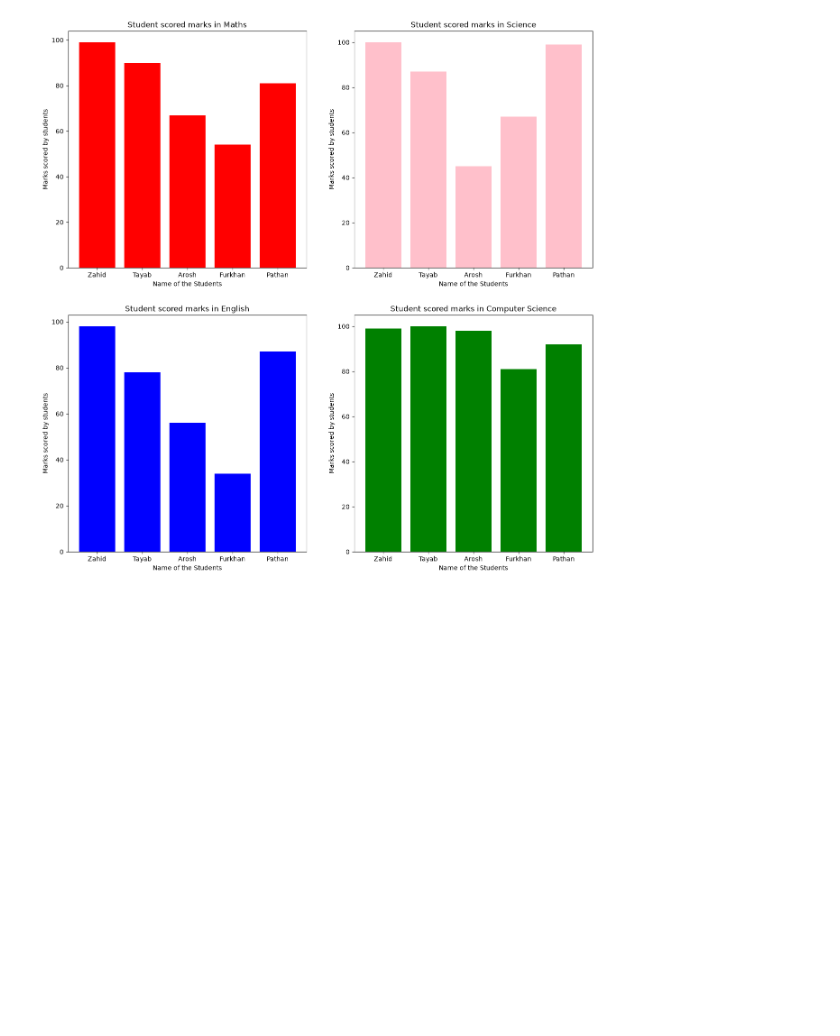
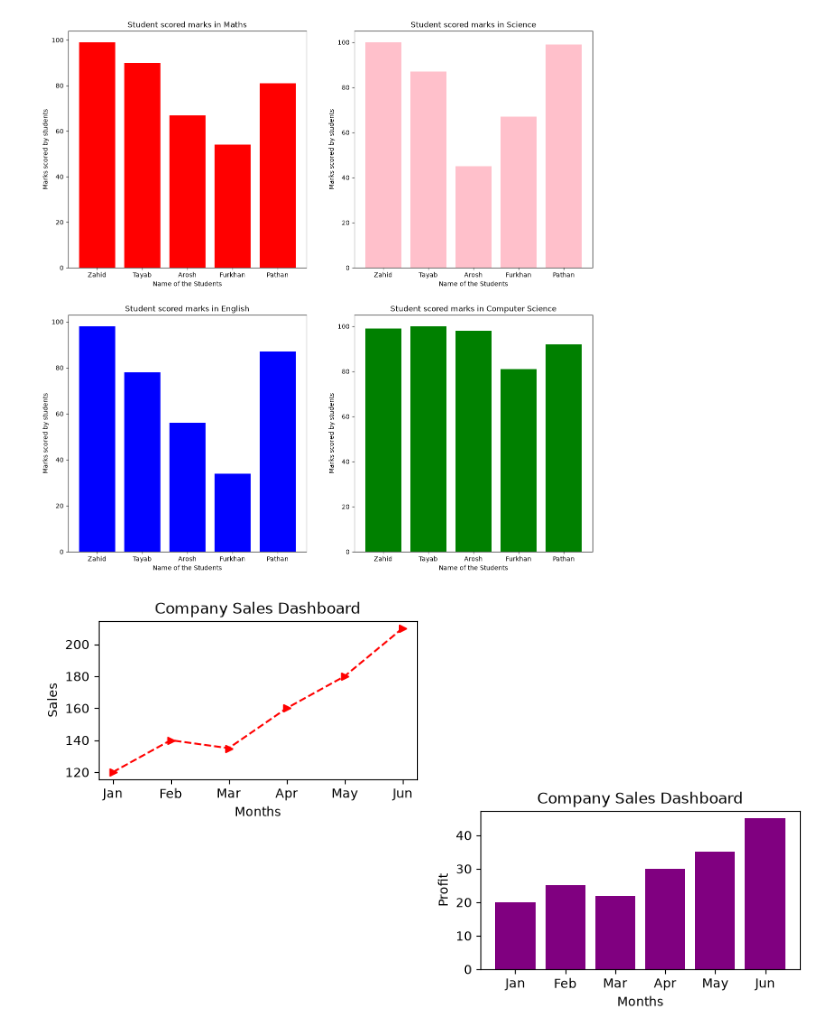
Before and after one commit to khanzahid2223/AI_Bootcamp, a Jupyter notebook: Matplotlib/2.Subplot.ipynb, the cells around one changed output. Cells and saved outputs as stored; diff of their text form; code cells hidden in the pictures; blank space fills up the shorter version.

```diff
--- a/Matplotlib/2.Subplot.ipynb
+++ b/Matplotlib/2.Subplot.ipynb
@@ -78,3 +78,26 @@ plt.ylabel("Marks scored by students")
 plt.show()
 # %% [output]
 [figure]
+# %%
+# Company Sales Dashboard
+months = ["Jan", "Feb", "Mar", "Apr", "May", "Jun"]
+sales = [120, 140, 135, 160, 180, 210]
+profit = [20, 25, 22, 30, 35, 45]
+# → Create 2 subplots:
+# 1 → Line plot of sales
+# 2 → Bar plot of profit
+plt.figure(figsize=(10,5))
+plt.subplot(2,2,1)
+plt.plot(months,sales,color="red",marker=">",linestyle="--")
+plt.title("Company Sales Dashboard")
+plt.xlabel("Months")
+plt.ylabel("Sales")
+
+plt.subplot(2,2,4)
+plt.bar(months,profit,color="purple")
+plt.title("Company Sales Dashboard")
+plt.xlabel("Months")
+plt.ylabel("Profit")
+plt.show()
+# %% [output]
+[figure, added]
```
Also changed, not shown: parts of 4 cells of this notebook.
